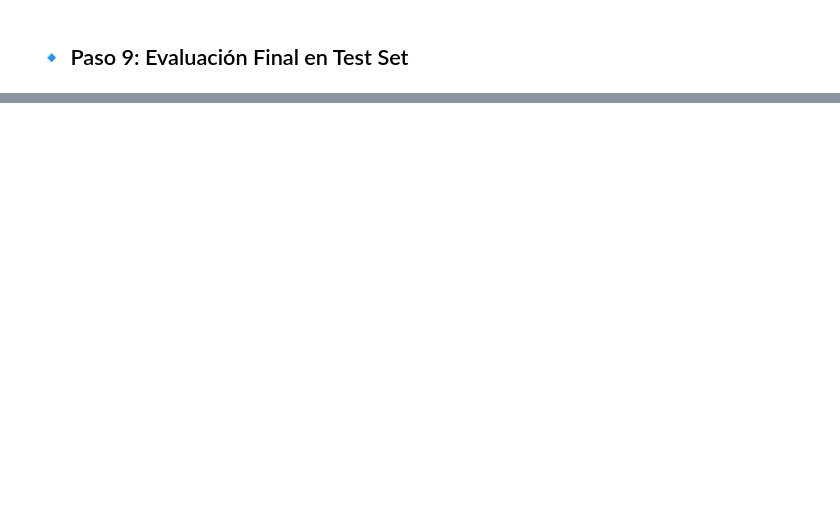
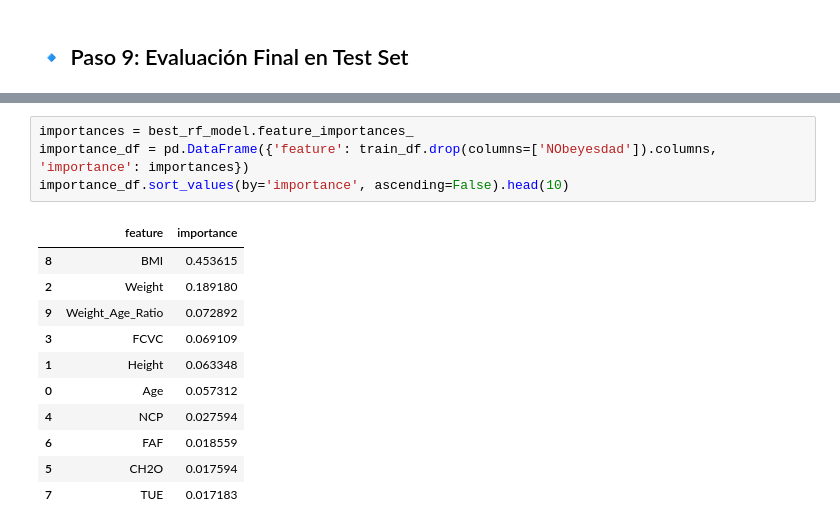
Before and after one commit to JohnReyes02/Talento_tech, a Jupyter notebook: Proyecto/2_Colab/obesidad_clasificacion_notebook.ipynb, the cells around one changed output, grey strips where cells are left out. Drawn from its saved outputs; the diff is of its cells as text; blank space fills up the shorter version.

```diff
--- a/Proyecto/2_Colab/obesidad_clasificacion_notebook.ipynb
+++ b/Proyecto/2_Colab/obesidad_clasificacion_notebook.ipynb
@@ -160,2 +244,18 @@ Precisión final en test: 0.9904
+# %%
+importances = best_rf_model.feature_importances_
+importance_df = pd.DataFrame({'feature': train_df.drop(columns=['NObeyesdad']).columns, 'importance': importances})
+importance_df.sort_values(by='importance', ascending=False).head(10)
+# %% [output]
+|  | feature | importance |
+| 8 | BMI | 0.453615 |
+| 2 | Weight | 0.189180 |
+| 9 | Weight_Age_Ratio | 0.072892 |
+| 3 | FCVC | 0.069109 |
+| 1 | Height | 0.063348 |
+| 0 | Age | 0.057312 |
+| 4 | NCP | 0.027594 |
+| 6 | FAF | 0.018559 |
+| 5 | CH2O | 0.017594 |
+| 7 | TUE | 0.017183 |
 # %%
 import joblib
```
Also changed, not shown: parts of 10 cells of this notebook, 4 other files.
